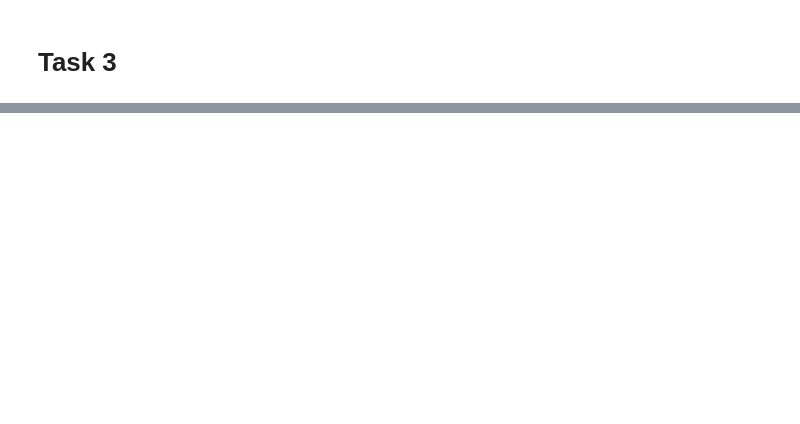
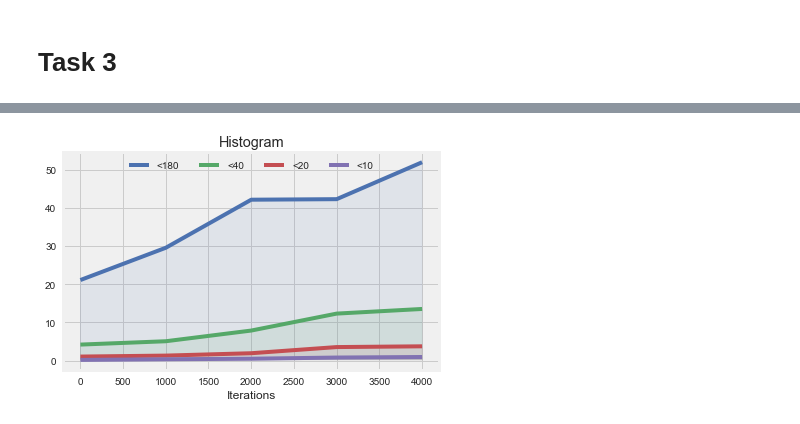
Before and after one commit to kanales/cnn-pose-estimation, a Jupyter notebook: Project.ipynb, the cells around one changed output, grey strips where cells are left out. Saved outputs shown, nothing was run; the diff lists cells and outputs as text; code cells hidden in the pictures; blank space fills up the shorter version.

```diff
--- a/Project.ipynb
+++ b/Project.ipynb
@@ -157,7 +156,2 @@ Key beta1_power not found in checkpoint
 # %% [markdown]
 # Task 3
-# %%
-def plot_histograms(filename = 'hists.csv'):
-    df = pd.read_csv(filename)
-    return df.drop('epochs',axis=1).plot()
-plot_histograms()
@@ -166,0 +158,3 @@ plot_histograms()
+# %%
+df = pd.read_csv('hists.csv')
+df
@@ -166,0 +168,25 @@ plot_histograms()
+# %%
+def plot_histograms(filename = 'hists.csv', aslog = False):
+    df = pd.read_csv(filename)
+    fig, ax = plt.subplots()
+
+    cols = df.columns[1:]
+
+    if aslog:
+        df[cols] = np.log(df[cols])
+
+    minimum = df[cols].min().min()
+    for col in sorted(cols, key = lambda c: df[c].max(), reverse = True):
+        line, = ax.plot(df.epochs, df[col], label=col)
+        verts = [(df.epochs.min(), minimum), *zip(df.epochs, df[col]), (df.epochs.max(), minimum)]
+        poly = Polygon(verts, color = line.get_color(), alpha = 0.1)
+        ax.add_patch(poly)
+
+    ax.set_title('Histogram')
+    ax.set_xlabel('Iterations')
+    ax.legend(loc = 'upper center', ncol = 4)
+    return fig, ax
+fig, ax = plot_histograms(aslog = False)
+fig.savefig('histograms.png', dpi=300)
+# %% [output]
+[figure, added]
```
Also changed, not shown: parts of 13 cells of this notebook, 7 other files.
